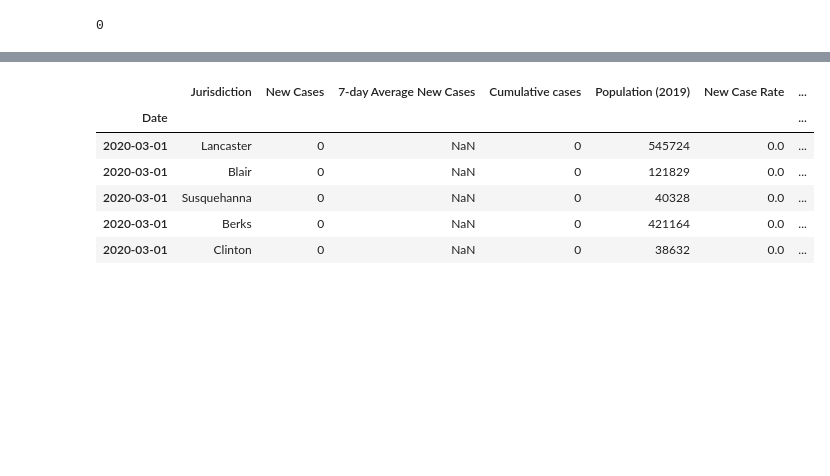
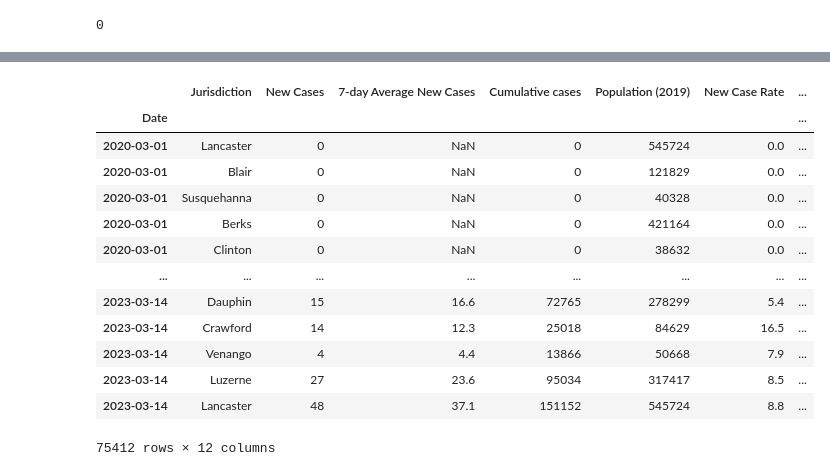
Before and after one commit to sanderlin2013/Predicting-COVID-19-in-Philly, a Jupyter notebook: Untitled.ipynb, the cells around one changed output, grey strips where cells are left out. Saved outputs shown, nothing was run; the diff lists cells and outputs as text; code cells hidden in the pictures; blank space fills up the shorter version.

```diff
--- a/Untitled.ipynb
+++ b/Untitled.ipynb
@@ -13,8 +19,12 @@ import matplotlib.pyplot as plt
 # %%
-#bringing in our 4 dataframes
-public_data = pd.read_csv("COVID-19_Aggregate_Cases_Current_Weekly_County_Health.csv")
-#google_data_2020 = pd.read_csv("2020_sub_region_1_daily_2020_US_Pennsylvania_daily_symptoms_dataset.csv",  dtype=str)
-google_data_2021 = pd.read_csv("2021_sub_region_1_daily_2021_US_Pennsylvania_daily_symptoms_dataset(1).csv", dtype=str)
-google_data_2022 = pd.read_csv("2022_sub_region_1_daily_2022_US_Pennsylvania_daily_symptoms_dataset(1).csv", dtype=str)
+# bringing in our 4 dataframes
+public_data = pd.read_csv(
+    "COVID-19_Aggregate_Cases_Current_Weekly_County_Health.csv")
+google_data_2020 = pd.read_csv(
+    "2020_sub_region_1_daily_2020_US_Pennsylvania_daily_symptoms_dataset.csv",  dtype=str)
+google_data_2021 = pd.read_csv(
+    "2021_sub_region_1_daily_2021_US_Pennsylvania_daily_symptoms_dataset(1).csv", dtype=str)
+google_data_2022 = pd.read_csv(
+    "2022_sub_region_1_daily_2022_US_Pennsylvania_daily_symptoms_dataset(1).csv", dtype=str)
 # %%
 # consolidating our google data into one dataframe
@@ -160,14 +142,21 @@ public_data['Date'] = pd.to_datetime(public_data['Date'])
 public_data.set_index('Date', inplace=True)
 public_data = public_data.sort_index()
 # %%
-public_data.head()
+public_data
 # %% [output]
 |  | Jurisdiction | New Cases | 7-day Average New Cases | Cumulative cases | Population (2019) | New Case Rate | ... |
 | Date |  |  |  |  |  |  | ... |
 | 2020-03-01 | Lancaster | 0 | NaN | 0 | 545724 | 0.0 | ... |
 | 2020-03-01 | Blair | 0 | NaN | 0 | 121829 | 0.0 | ... |
 | 2020-03-01 | Susquehanna | 0 | NaN | 0 | 40328 | 0.0 | ... |
 | 2020-03-01 | Berks | 0 | NaN | 0 | 421164 | 0.0 | ... |
 | 2020-03-01 | Clinton | 0 | NaN | 0 | 38632 | 0.0 | ... |
+| ... | ... | ... | ... | ... | ... | ... | ... |
+| 2023-03-14 | Dauphin | 15 | 16.6 | 72765 | 278299 | 5.4 | ... |
+| 2023-03-14 | Crawford | 14 | 12.3 | 25018 | 84629 | 16.5 | ... |
+| 2023-03-14 | Venango | 4 | 4.4 | 13866 | 50668 | 7.9 | ... |
+| 2023-03-14 | Luzerne | 27 | 23.6 | 95034 | 317417 | 8.5 | ... |
+| 2023-03-14 | Lancaster | 48 | 37.1 | 151152 | 545724 | 8.8 | ... |
+75412 rows × 12 columns
 # %%
 public_philly = public_data[public_data.Jurisdiction == 'Philadelphia']
```
Also changed, not shown: parts of 50 cells of this notebook, 4 other files.
